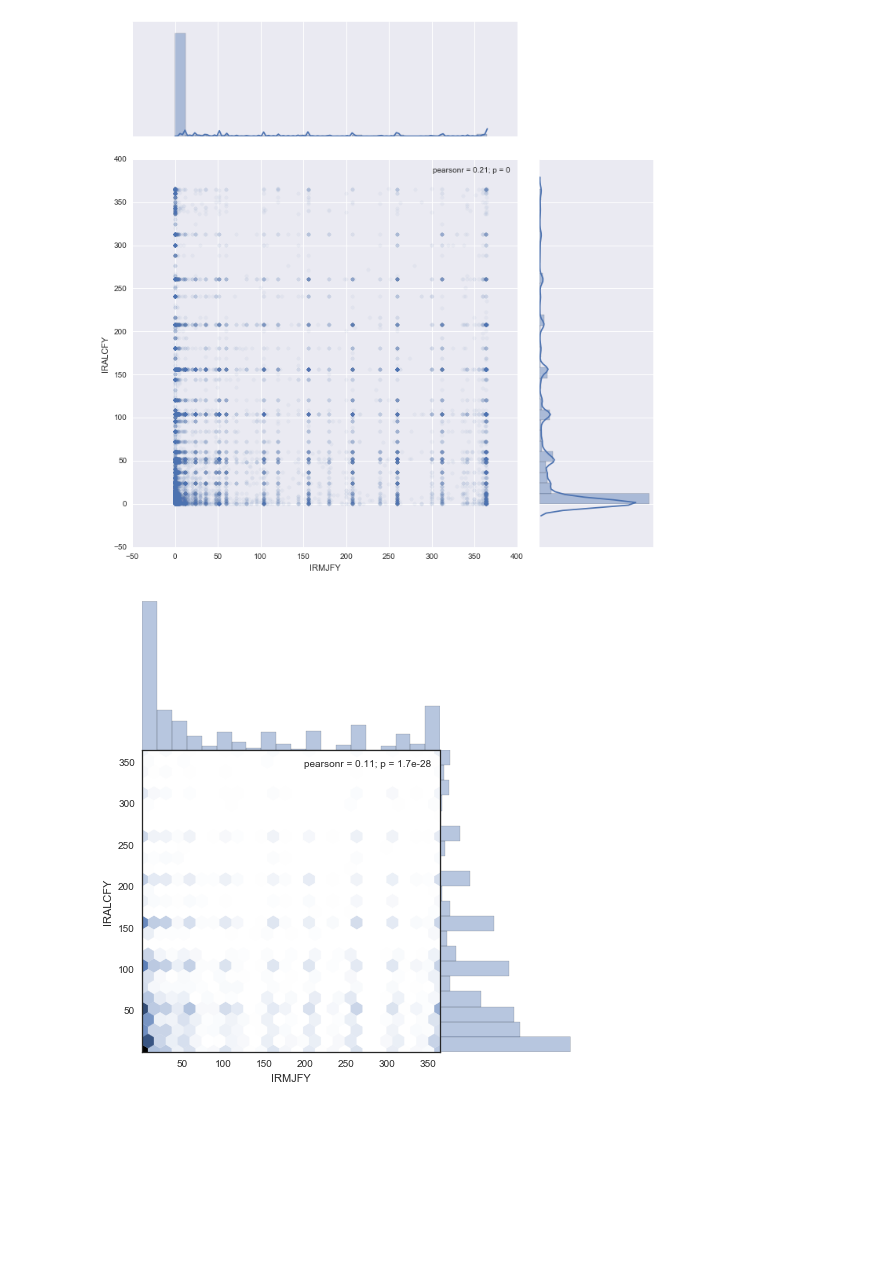
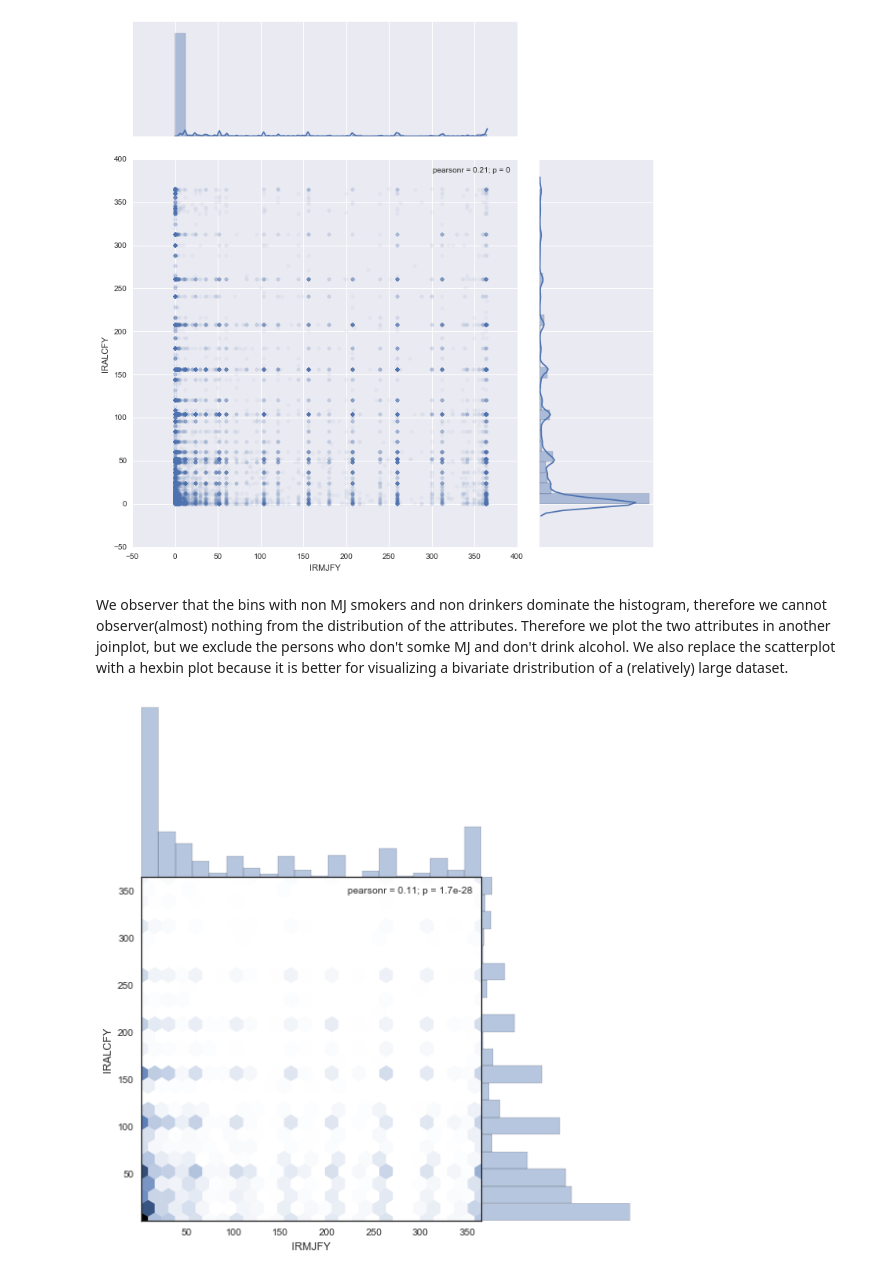
Before and after one commit to bog-sb/drug-use-va, a Jupyter notebook: sandbox.ipynb, the cells around one changed output. Cells and saved outputs as stored; diff of their text form; code cells hidden in the pictures; blank space fills up the shorter version.

```diff
--- a/sandbox.ipynb
+++ b/sandbox.ipynb
@@ -44,18 +66,20 @@ plt.show()
 # %%
-#JointPlot(scatter plot + distributions)
 #Frequency(days/year) of Alcohol and MJ use in the past year
+sns.set(rc={"figure.figsize": (8, 4)});
 sns.jointplot(y='IRALCFY',x='IRMJFY', data=data,
               alpha=0.05, size=10, ratio=3,
               marginal_kws={'bins':30,  'kde':True})
 # %% [output]
 <seaborn.axisgrid.JointGrid at 0x...>
 [figure]
+# %% [markdown]
+We observer that the bins with non MJ smokers and non drinkers dominate the histogram, therefore we cannot observer(almost) nothing from the distribution of the attributes. Therefore we plot the two attributes in another joinplot, but we exclude the persons who don't somke MJ and don't drink alcohol. We also replace the scatterplot with a hexbin plot because it is better for visualizing a bivariate dristribution of a (relatively) large dataset.
 # %%
 #Frequency(days/year) of Alcohol and MJ use in the past year,
 #excluding those who haven't used alcohool or MJ in the past year/ever
 with sns.axes_style("white"):
     sns.jointplot(y='IRALCFY',x='IRMJFY',data=data[data.IRALCFY>0][data.IRMJFY>0],
-            kind='hex', space=0, size=7, ratio=2,
+            kind='hex', space=0, size=8, ratio=2,
             marginal_kws={'bins':20})
 # %% [output]
-[figure, old version]
+[figure, new version]
```
Also changed, not shown: parts of 22 cells of this notebook.
